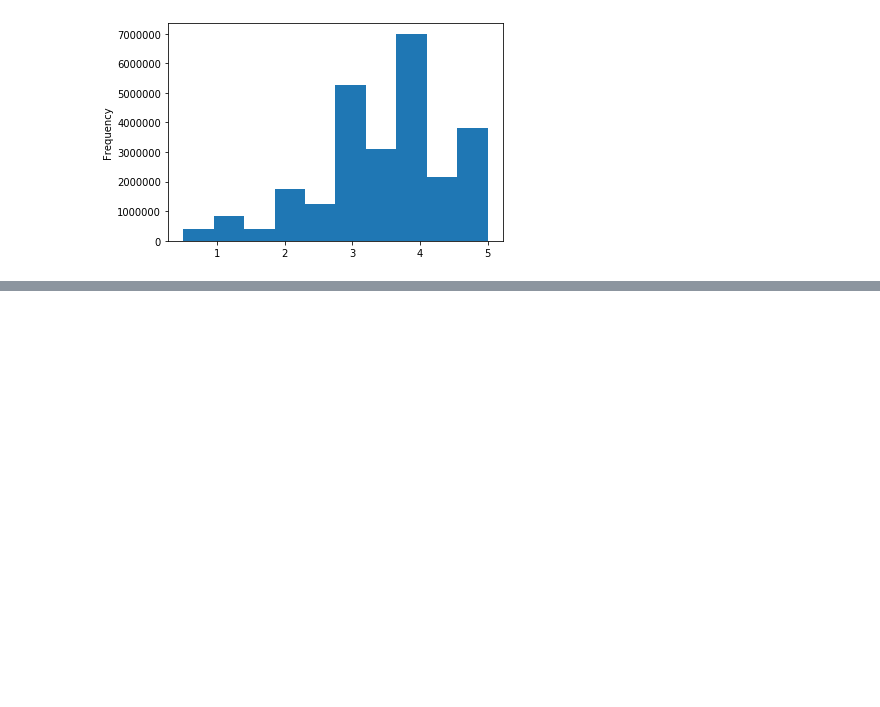
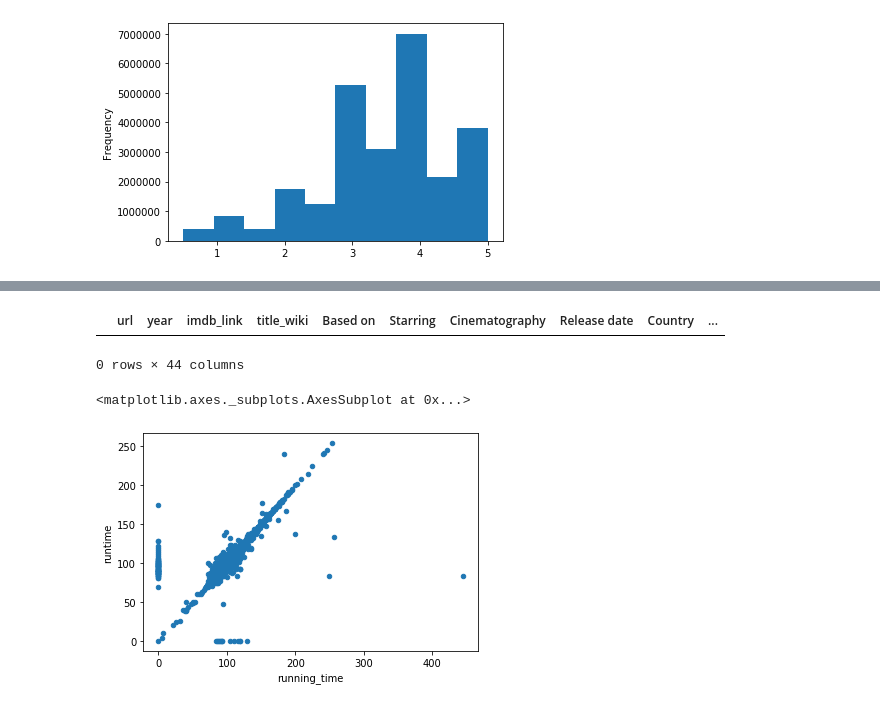
Before and after one commit to tcottrell321/Movies_ETL, a Jupyter notebook: etl_file.ipynb, the cells around one changed output, grey strips where cells are left out. Drawn from its saved outputs; the diff is of its cells as text; code cells hidden in the pictures; blank space fills up the shorter version.

Commit message:
Added Merge and Clean Code

```diff
--- a/etl_file.ipynb
+++ b/etl_file.ipynb
@@ -649,0 +656,4 @@ Name: rating, dtype: float64
+# %%
+# PRINT OUT LIST OF COLUMNS
+movies_df = pd.merge(wiki_movies_df, kaggle_metadata_df, on='imdb_id', suffixes=['_wiki','_kaggle'])
+movies_df.head()
@@ -649,0 +713,6 @@ Name: rating, dtype: float64
+# %%
+# check to see if any missing titles in the 'title_kaggle' column. Returned 0 so we will drop title_wiki column
+movies_df[(movies_df['title_kaggle'] == '') | (movies_df['title_kaggle'].isnull())]
+# %% [output]
+|  | url | year | imdb_link | title_wiki | Based on | Starring | Cinematography | Release date | Country | ... |
+0 rows × 44 columns
@@ -649,0 +721,6 @@ Name: rating, dtype: float64
+# %%
+# Outliers on wiki data indicates more deviations so keep Kaggle data.
+movies_df.fillna(0).plot(x='running_time', y='runtime', kind='scatter')
+# %% [output]
+<matplotlib.axes._subplots.AxesSubplot at 0x...>
+[figure, added]
```
Also changed, not shown: parts of 42 cells of this notebook.
